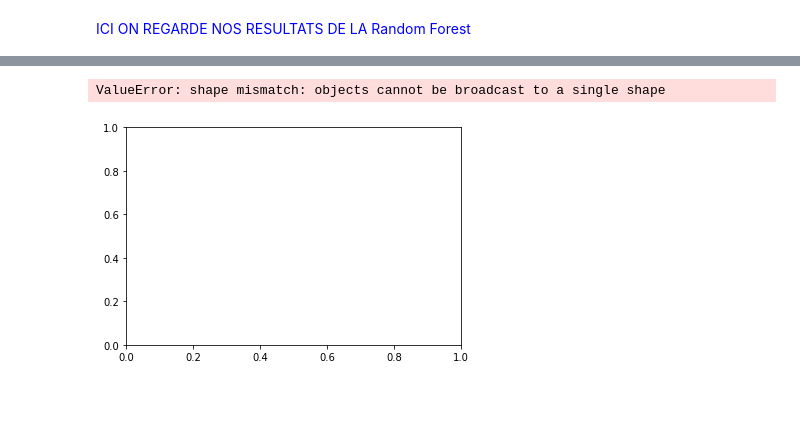
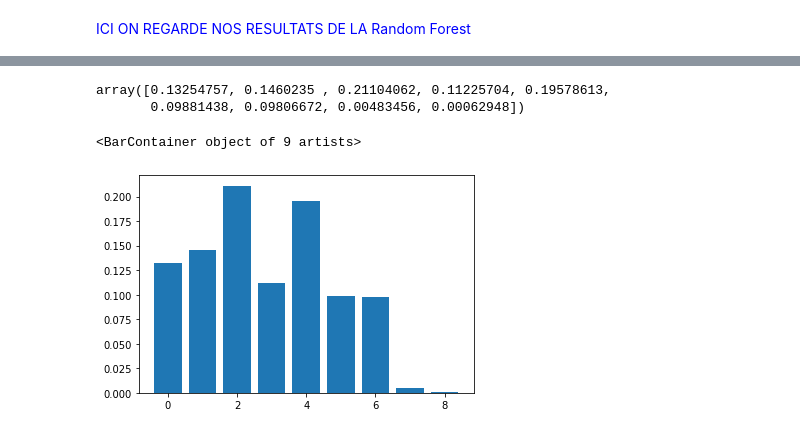
Before and after one commit to tristanpiedra/Projet_ML_football_passes, a Jupyter notebook: project.ipynb, the cells around one changed output, grey strips where cells are left out. Cells and saved outputs as stored; diff of their text form; code cells hidden in the pictures; blank space fills up the shorter version.

```diff
--- a/project.ipynb
+++ b/project.ipynb
@@ -245,0 +330,2 @@ array([0.12386103, 0.25129215, 0.2558046 , 0.16824256, 0.06875554,
+# %%
+x, y, z, h = GradientBoosting (10, 0.7)
@@ -248,5 +366,10 @@ x = np
+# %%
+h
+# %% [output]
+array([0.13254757, 0.1460235 , 0.21104062, 0.11225704, 0.19578613,
+       0.09881438, 0.09806672, 0.00483456, 0.00062948])
 # %%
-plt.bar(range(10),h)
+plt.bar(range(9),h)
 # %% [output]
-ValueError: shape mismatch: objects cannot be broadcast to a single shape
+<BarContainer object of 9 artists>
-[figure, old version]
+[figure, new version]
```
Also changed, not shown: parts of 25 cells of this notebook, 4 other files.
